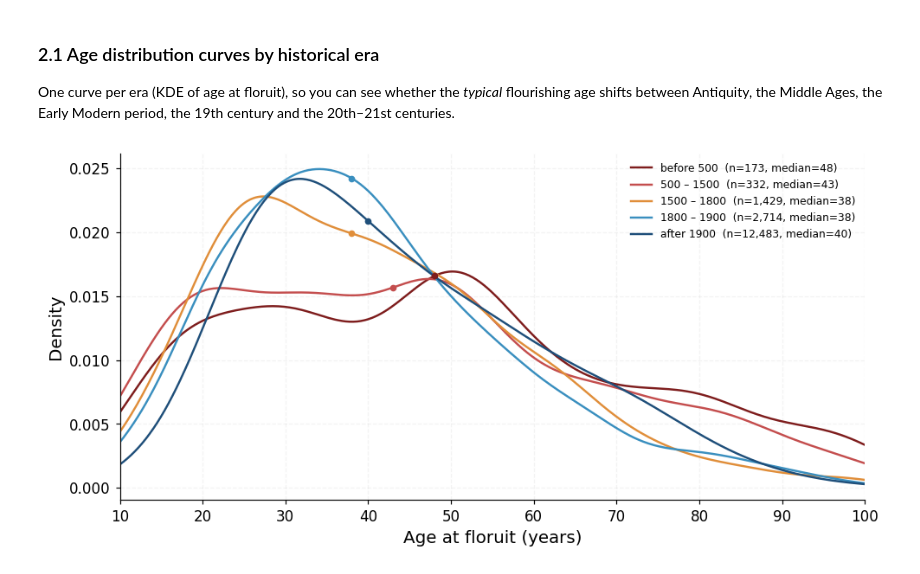
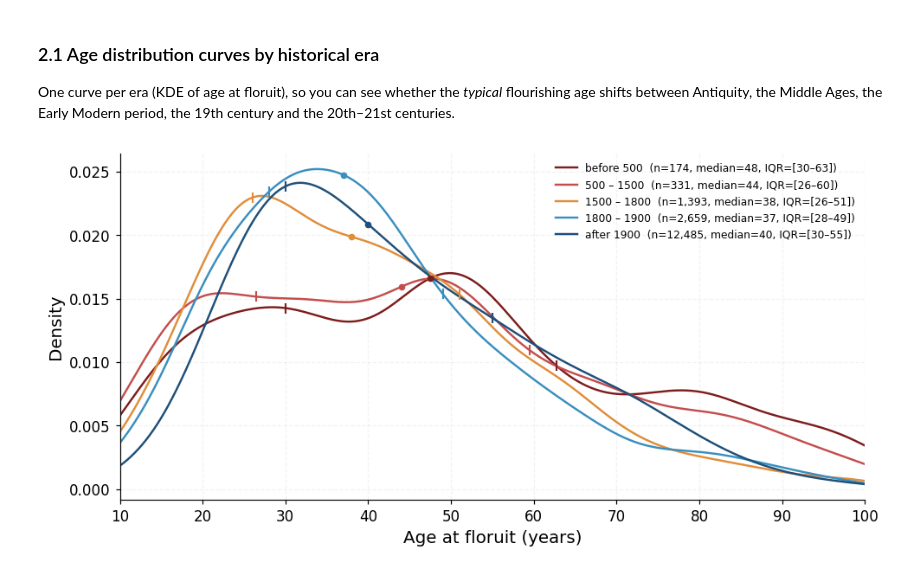
Before and after one commit to charlesdedampierre/cultura_database, a Jupyter notebook: notebooks/08_floruit_distribution.ipynb, the cells around one changed output. Drawn from its saved outputs; the diff is of its cells as text; code cells hidden in the pictures.

```diff
--- a/notebooks/08_floruit_distribution.ipynb
+++ b/notebooks/08_floruit_distribution.ipynb
@@ -314,13 +78,13 @@ plt.rcParams.update({
 conn = duckdb.connect(DB, read_only=True)
 Q_AGE = """
 SELECT f.wikidata_id,
-       f.floruit_period_start,
+       f.floruit_year,
        f.floruit_precision,
        i.birthdate,
        i.deathdate
 FROM individuals_floruit_period f
 JOIN individuals i ON i.wikidata_id = f.wikidata_id
-WHERE f.floruit_period_start IS NOT NULL
+WHERE f.floruit_year IS NOT NULL
   AND i.birthdate IS NOT NULL
   AND f.floruit_precision >= 9   -- year (9), month (10), day (11) only; drop decade (8), century (7), etc.
 """
@@ -341,10 +105,10 @@ raw = (
     .drop_nulls(subset=['birth_year'])
     .with_columns(
         pl.col('birth_year').cast(pl.Int64),
-        pl.col('floruit_period_start').cast(pl.Int64),
+        pl.col('floruit_year').cast(pl.Int64),
     )
     .with_columns(
-        (pl.col('floruit_period_start') - pl.col('birth_year')).alias('age_at_floruit')
+        (pl.col('floruit_year') - pl.col('birth_year')).alias('age_at_floruit')
     )
 )
 
@@ -370,17 +149,0 @@ print(plausible.select('age_at_floruit').describe())
-# %%
-q = plausible['age_at_floruit']
-med = float(q.median())
-q25 = float(q.quantile(0.25))
-q75 = float(q.quantile(0.75))
-
-fig, ax = plt.subplots(figsize=(8, 3.4))
-ax.hist(q.to_numpy(), bins=range(AGE_MIN, AGE_MAX + 1, 2),
-        color='#2C7FB8', edgecolor='white', linewidth=0.4, alpha=0.9)
-ax.axvline(med, color='#d62828', linestyle='--', linewidth=1.2, label=f'median = {med:.0f}')
-ax.axvspan(q25, q75, color='#d62828', alpha=0.10, label=f'middle 50% = [{q25:.0f}, {q75:.0f}]')
-ax.set_xlabel('Age at floruit (years)')
-ax.set_ylabel('Number of individuals')
-ax.set_xlim(AGE_MIN, AGE_MAX)
-ax.legend(frameon=False)
-plt.tight_layout()
-plt.show()
@@ -401,34 +162,39 @@ eras = [
     ('after 1900',     1900, None),
 ]
 
 palette = ['#7e1d1d', '#c44e4e', '#e08e3a', '#3a8fbf', '#1f4f7a']
 
 x_grid = np.linspace(AGE_MIN, AGE_MAX, 400)
 
 fig, ax = plt.subplots(figsize=(9, 4.4))
 
 for (label, lo, hi), color in zip(eras, palette):
     mask = pl.lit(True)
     if lo is not None:
-        mask = mask & (pl.col('floruit_period_start') >= lo)
+        mask = mask & (pl.col('floruit_year') >= lo)
     if hi is not None:
-        mask = mask & (pl.col('floruit_period_start') < hi)
+        mask = mask & (pl.col('floruit_year') < hi)
     sub = plausible.filter(mask)['age_at_floruit'].to_numpy()
     if len(sub) < 5:
         continue
     kde = gaussian_kde(sub, bw_method=0.25)
     y = kde(x_grid)
     med = float(np.median(sub))
+    q25 = float(np.quantile(sub, 0.25))
+    q75 = float(np.quantile(sub, 0.75))
     ax.plot(x_grid, y, color=color, linewidth=1.6,
-            label=f'{label}  (n={len(sub):,}, median={med:.0f})')
+            label=f'{label}  (n={len(sub):,}, median={med:.0f}, IQR=[{q25:.0f}–{q75:.0f}])')
     # mark median
     ax.plot([med], [kde(med)[0]], 'o', color=color, markersize=4, zorder=3)
+    # mark q25 / q75
+    ax.plot([q25, q75], [kde(q25)[0], kde(q75)[0]], '|',
+            color=color, markersize=8, markeredgewidth=1.4, zorder=3)
 
 ax.set_xlim(AGE_MIN, AGE_MAX)
 ax.set_xlabel('Age at floruit (years)')
 ax.set_ylabel('Density')
 ax.legend(frameon=False, fontsize=8, loc='upper right')
 plt.tight_layout()
 plt.show()
 # %% [output]
-[figure, old version]
+[figure, new version]
```
Also changed, not shown: parts of 25 cells of this notebook, 29 other files.
